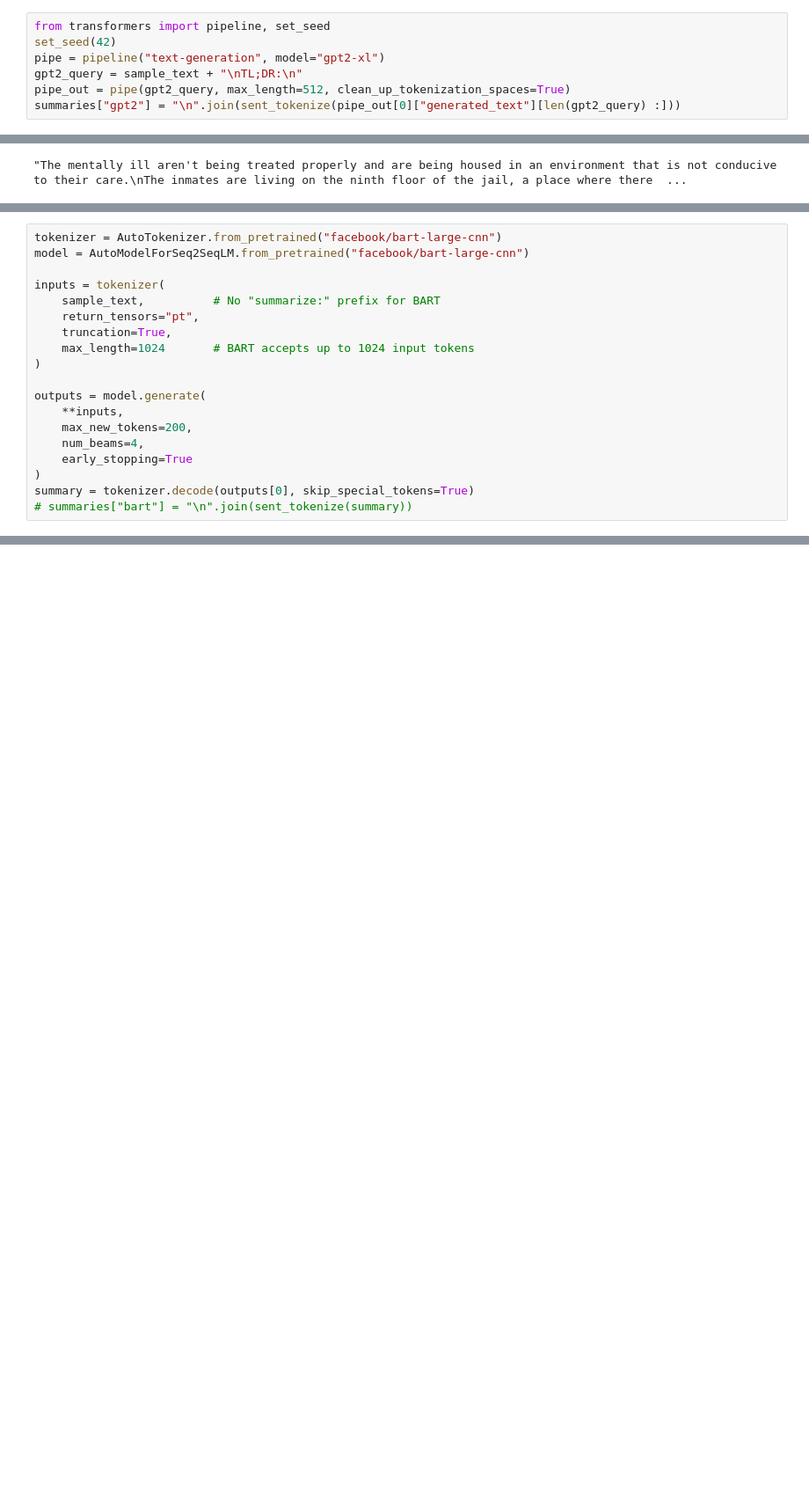
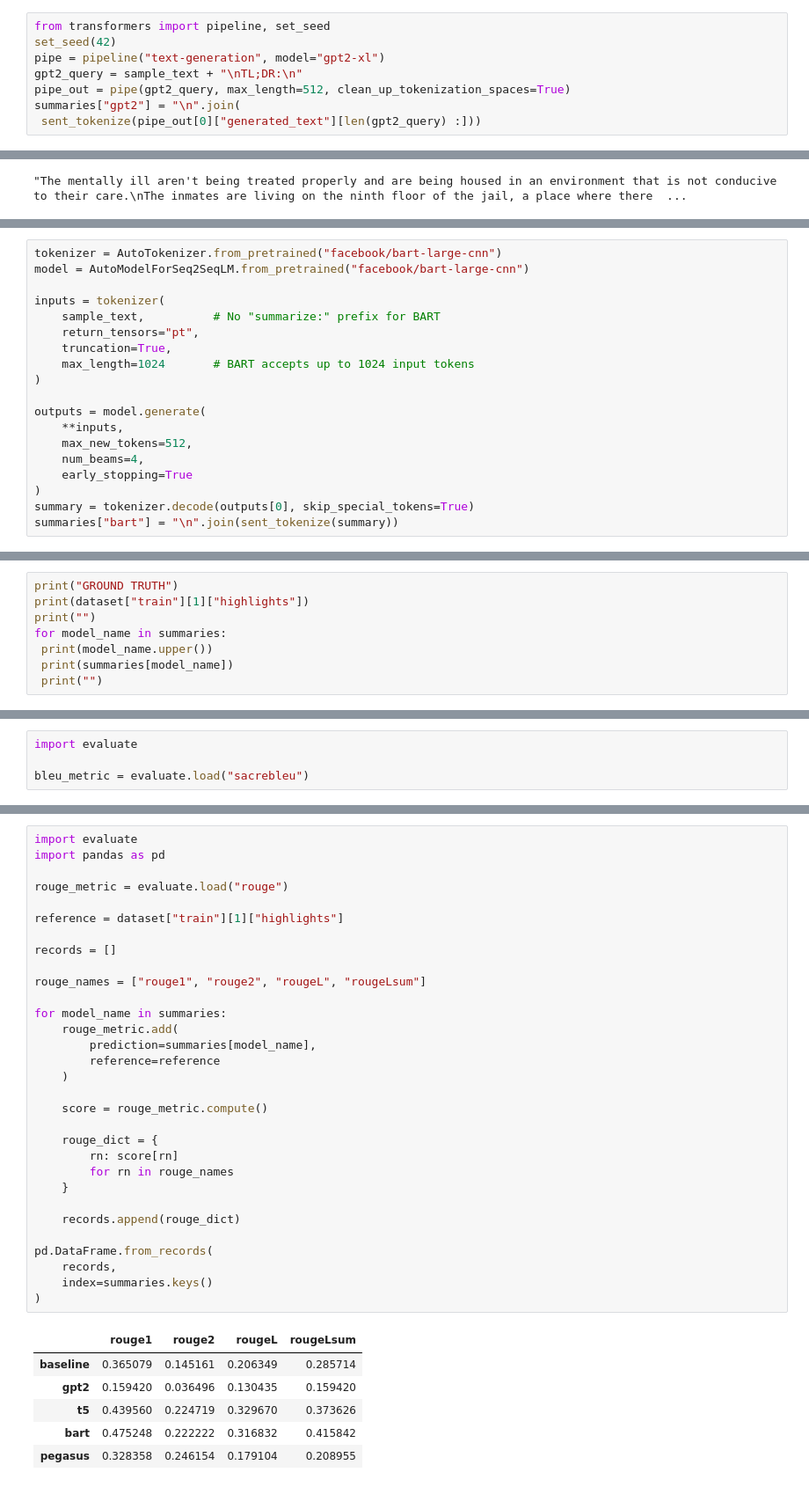
Before and after one commit to Om-codex/NLP-Architectures, a Jupyter notebook: Summarization/summarization.ipynb, the cells around one changed output, grey strips where cells are left out. Shown at 88% size. Saved outputs shown, nothing was run; the diff lists cells and outputs as text; blank space fills up the shorter version.

Commit message:
Compared the Baseline,GPT2,T5,Bart,Pegasus models on CNN/Daily Mail dataset for summarization

```diff
--- a/Summarization/summarization.ipynb
+++ b/Summarization/summarization.ipynb
@@ -66,7 +74,8 @@ set_seed(42)
 pipe = pipeline("text-generation", model="gpt2-xl")
 gpt2_query = sample_text + "\nTL;DR:\n"
 pipe_out = pipe(gpt2_query, max_length=512, clean_up_tokenization_spaces=True)
-summaries["gpt2"] = "\n".join(sent_tokenize(pipe_out[0]["generated_text"][len(gpt2_query) :]))
+summaries["gpt2"] = "\n".join(
+ sent_tokenize(pipe_out[0]["generated_text"][len(gpt2_query) :]))
 # %% [output]
 model.safetensors: downloading bytes:           |  0.00B
 [transformers] Passing `generation_config` together with generation-related arguments=({'max_length'}) is deprecated and will be removed in future versions. Please pass either a `generation_config` ob ...
@@ -109,10 +128,10 @@ inputs = tokenizer(
 
 outputs = model.generate(
     **inputs,
-    max_new_tokens=200,
+    max_new_tokens=512,
     num_beams=4,
     early_stopping=True
 )
 summary = tokenizer.decode(outputs[0], skip_special_tokens=True)
-# summaries["bart"] = "\n".join(sent_tokenize(summary))
+summaries["bart"] = "\n".join(sent_tokenize(summary))
 # %% [output]
@@ -119,0 +189,8 @@ AttributeError: 'list' object has no attribute 'keys'
+# %%
+print("GROUND TRUTH")
+print(dataset["train"][1]["highlights"])
+print("")
+for model_name in summaries:
+ print(model_name.upper())
+ print(summaries[model_name])
+ print("")
@@ -119,0 +217,4 @@ AttributeError: 'list' object has no attribute 'keys'
+# %%
+import evaluate
+
+bleu_metric = evaluate.load("sacrebleu")
@@ -119,0 +255,38 @@ AttributeError: 'list' object has no attribute 'keys'
+# %%
+import evaluate
+import pandas as pd
+
+rouge_metric = evaluate.load("rouge")
+
+reference = dataset["train"][1]["highlights"]
+
+records = []
+
+rouge_names = ["rouge1", "rouge2", "rougeL", "rougeLsum"]
+
+for model_name in summaries:
+    rouge_metric.add(
+        prediction=summaries[model_name],
+        reference=reference
+    )
+
+    score = rouge_metric.compute()
+
+    rouge_dict = {
+        rn: score[rn]
+        for rn in rouge_names
+    }
+
+    records.append(rouge_dict)
+
+pd.DataFrame.from_records(
+    records,
+    index=summaries.keys()
+)
+# %% [output]
+|  | rouge1 | rouge2 | rougeL | rougeLsum |
+| baseline | 0.365079 | 0.145161 | 0.206349 | 0.285714 |
+| gpt2 | 0.159420 | 0.036496 | 0.130435 | 0.159420 |
+| t5 | 0.439560 | 0.224719 | 0.329670 | 0.373626 |
+| bart | 0.475248 | 0.222222 | 0.316832 | 0.415842 |
+| pegasus | 0.328358 | 0.246154 | 0.179104 | 0.208955 |
```
Also changed, not shown: parts of 21 cells of this notebook.
